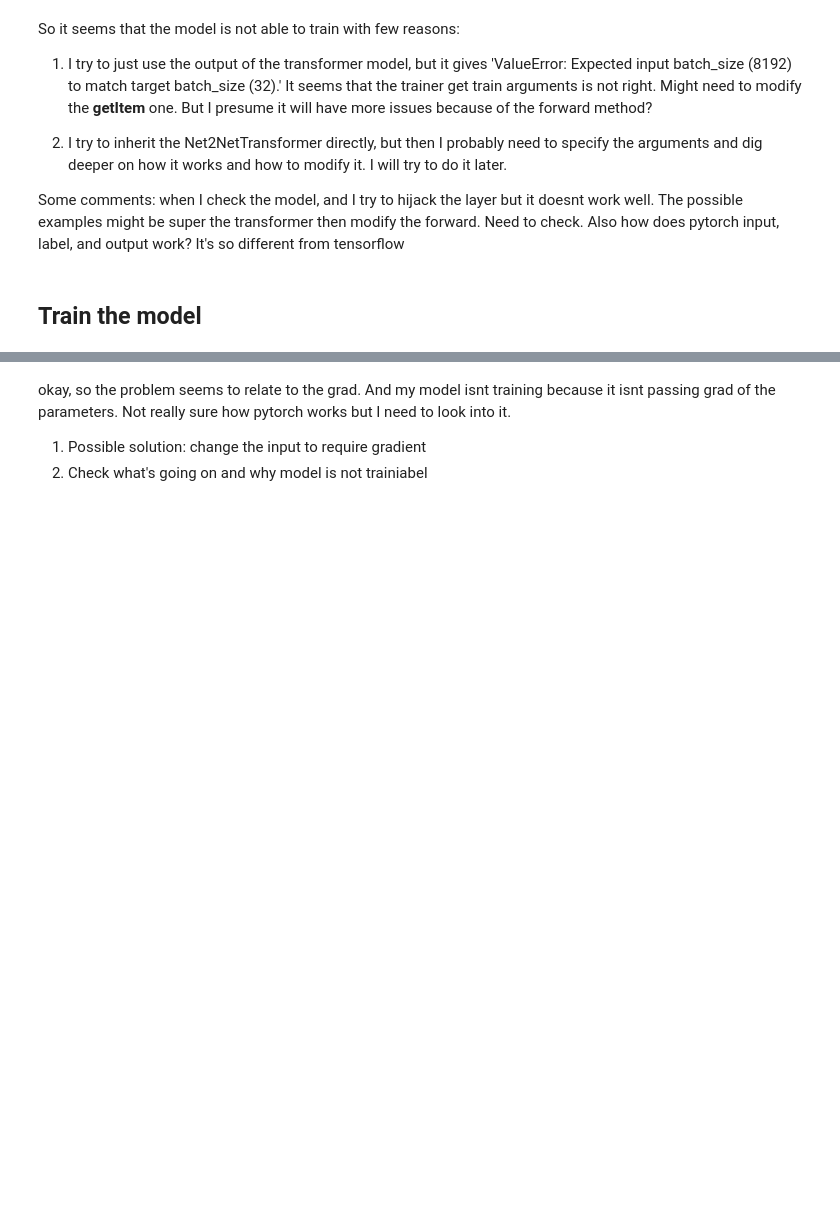
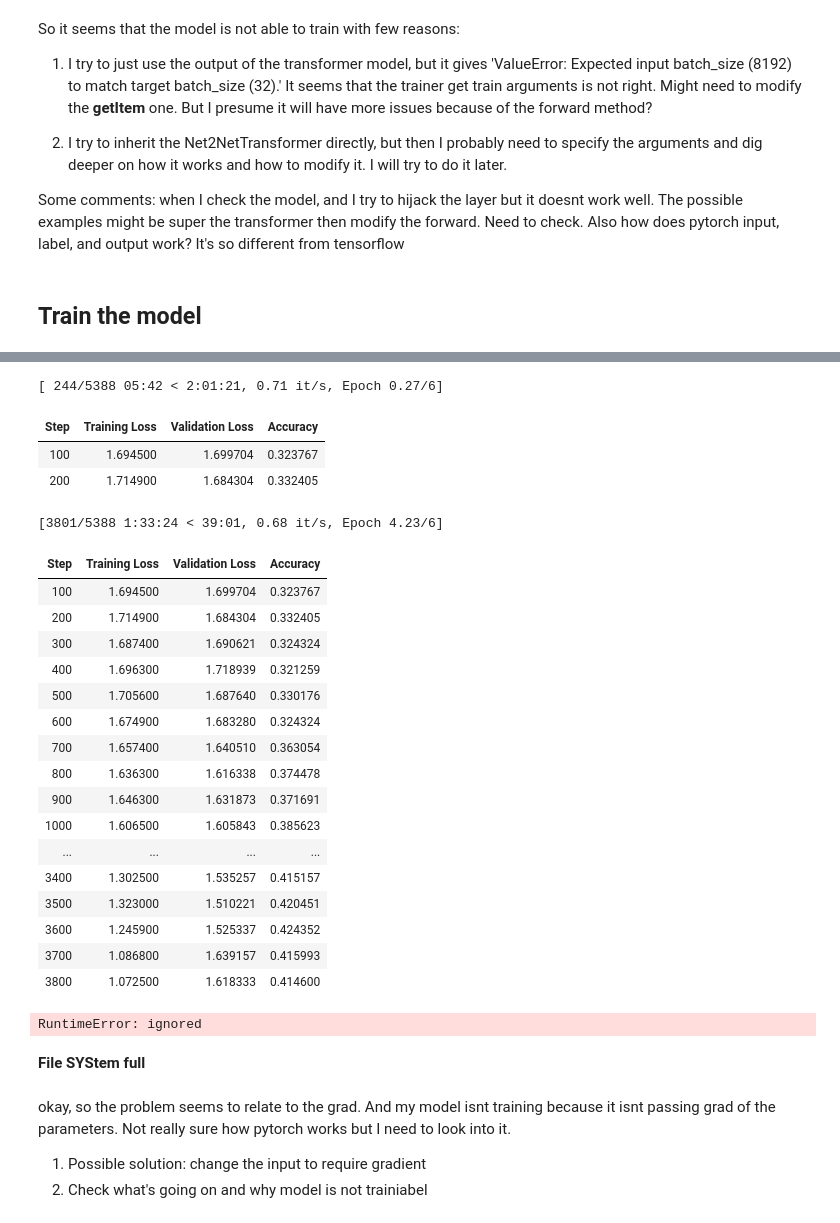
Before and after one commit to user074/EmotionTransformer, a Jupyter notebook: Latent_Transformer.ipynb, the cells around one changed output, grey strips where cells are left out. Cells and saved outputs as stored; diff of their text form; code cells hidden in the pictures; blank space fills up the shorter version.

Commit message:
trained result

```diff
--- a/Latent_Transformer.ipynb
+++ b/Latent_Transformer.ipynb
@@ -1047,3 +1050,57 @@ OutOfMemoryError: ignored
+# %%
+args = TrainingArguments(
+    output_dir="logs/faceshq_transformer/checkpoints",
+    num_train_epochs=6,
+    per_device_train_batch_size=32,
+    per_device_eval_batch_size=32,
+    warmup_steps=500,
+    weight_decay=0.01,
+    logging_dir="logs/faceshq_transformer/logs",
+    logging_steps=100,
+    evaluation_strategy="steps",
+    eval_steps=100,
+    save_steps=100,
+    load_best_model_at_end=True,
+    metric_for_best_model=metric_name,
+    greater_is_better=True,
+    report_to="none",
+)
+
+trainer = Trainer(
+    model=face_model,
+    args=args,
+    train_dataset=preprocessed_train,
+    eval_dataset=preprocessed_val,
+    compute_metrics=compute_metrics,
+)
+
+trainer.train()
+# %% [output]
+[ 244/5388 05:42 < 2:01:21, 0.71 it/s, Epoch 0.27/6]
+| Step | Training Loss | Validation Loss | Accuracy |
+| 100 | 1.694500 | 1.699704 | 0.323767 |
+| 200 | 1.714900 | 1.684304 | 0.332405 |
+[3801/5388 1:33:24 < 39:01, 0.68 it/s, Epoch 4.23/6]
+| Step | Training Loss | Validation Loss | Accuracy |
+| 100 | 1.694500 | 1.699704 | 0.323767 |
+| 200 | 1.714900 | 1.684304 | 0.332405 |
+| 300 | 1.687400 | 1.690621 | 0.324324 |
+| 400 | 1.696300 | 1.718939 | 0.321259 |
+| 500 | 1.705600 | 1.687640 | 0.330176 |
+| 600 | 1.674900 | 1.683280 | 0.324324 |
+| 700 | 1.657400 | 1.640510 | 0.363054 |
+| 800 | 1.636300 | 1.616338 | 0.374478 |
+| 900 | 1.646300 | 1.631873 | 0.371691 |
+| 1000 | 1.606500 | 1.605843 | 0.385623 |
+| ... | ... | ... | ... |
+| 3400 | 1.302500 | 1.535257 | 0.415157 |
+| 3500 | 1.323000 | 1.510221 | 0.420451 |
+| 3600 | 1.245900 | 1.525337 | 0.424352 |
+| 3700 | 1.086800 | 1.639157 | 0.415993 |
+| 3800 | 1.072500 | 1.618333 | 0.414600 |
+RuntimeError: ignored
+# %% [markdown]
+**File SYStem full**
 # %% [markdown]
 okay, so the problem seems to relate to the grad. And my model isnt training because it isnt passing grad of the parameters. Not really sure how pytorch works but I need to look into it.
 1. Possible solution: change the input to require gradient
```
Also changed, not shown: parts of 8 cells of this notebook.
